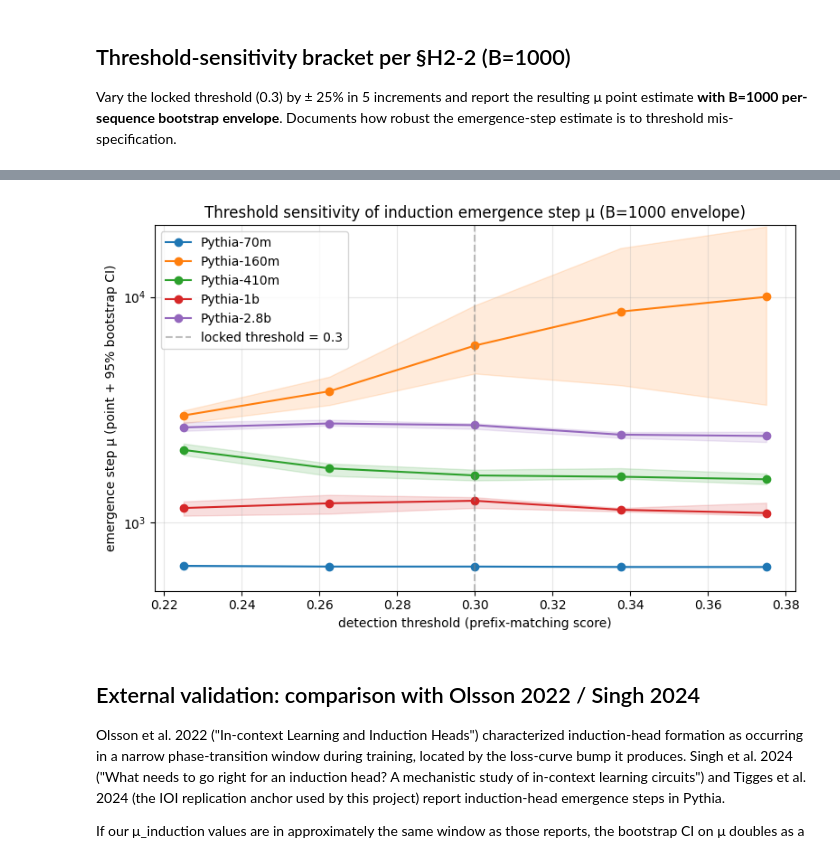
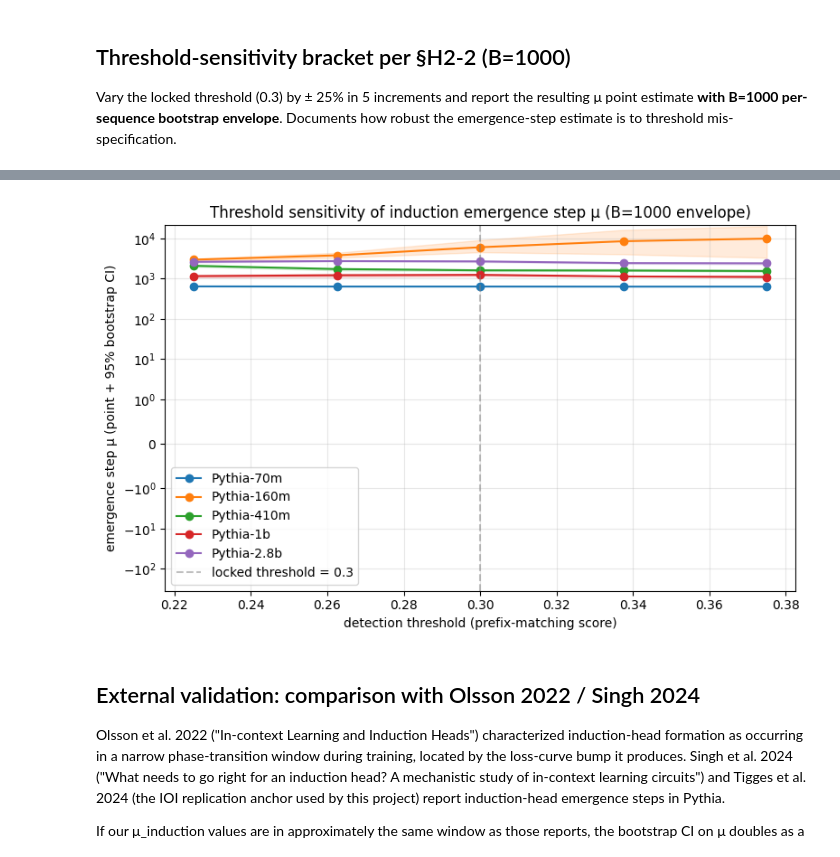
Before and after one commit to cam-berger/pythia-motif-emergence, a Jupyter notebook: notebooks/induction_full_sweep.ipynb, the cells around one changed output, grey strips where cells are left out. Cells and saved outputs as stored; diff of their text form; code cells hidden in the pictures.

```diff
--- a/notebooks/induction_full_sweep.ipynb
+++ b/notebooks/induction_full_sweep.ipynb
@@ -245,24 +308,23 @@ size  threshold  fraction     mu_point      ci_low      ci_high
 # %%
 fig, ax = plt.subplots(figsize=(8, 5))
 for size in SIZES:
     sub = sens_df[sens_df['size'] == size].sort_values('threshold')
     ax.fill_between(sub['threshold'], sub['ci_low'], sub['ci_high'],
                     color=SIZE_COLOR[size], alpha=0.15)
     ax.plot(sub['threshold'], sub['mu_point'], marker='o',
             color=SIZE_COLOR[size], label=f'Pythia-{size}')
 ax.axvline(INDUCTION_THRESHOLD, color='gray', linestyle='--', alpha=0.5,
            label=f'locked threshold = {INDUCTION_THRESHOLD}')
 ax.set_xlabel('detection threshold (prefix-matching score)')
 ax.set_ylabel('emergence step μ (point + 95% bootstrap CI)')
 ax.set_yscale('symlog', linthresh=1)
 ax.set_title('Threshold sensitivity of induction emergence step μ (B=1000 envelope)')
 ax.legend()
-ax.set_ylim(500, 12**4)
 ax.grid(alpha=0.3)
 plt.tight_layout()
 plt.show()
 # %% [output]
-[figure, old version]
+[figure, new version]
 # %% [markdown]
 ## External validation: comparison with Olsson 2022 / Singh 2024
 
```
Also changed, not shown: parts of 3 cells of this notebook, 2 other files.
